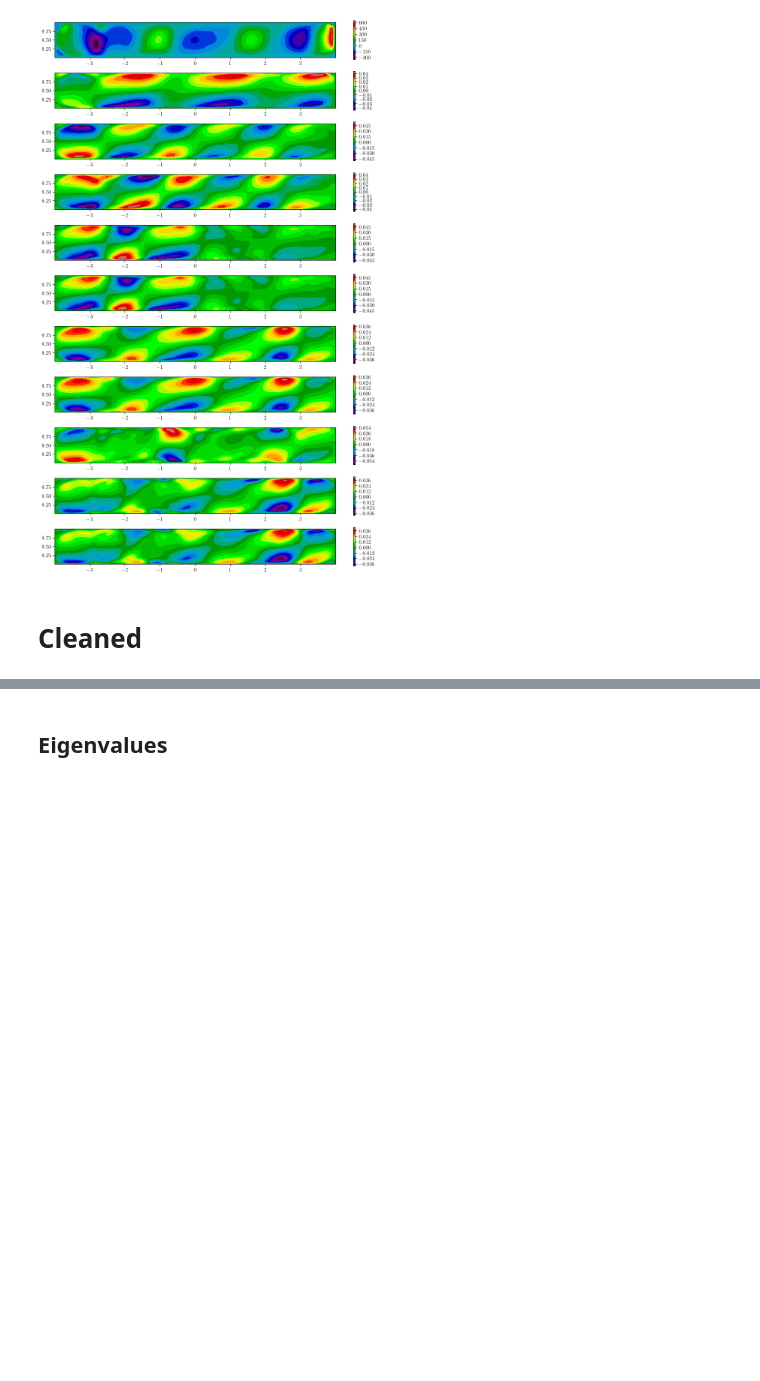
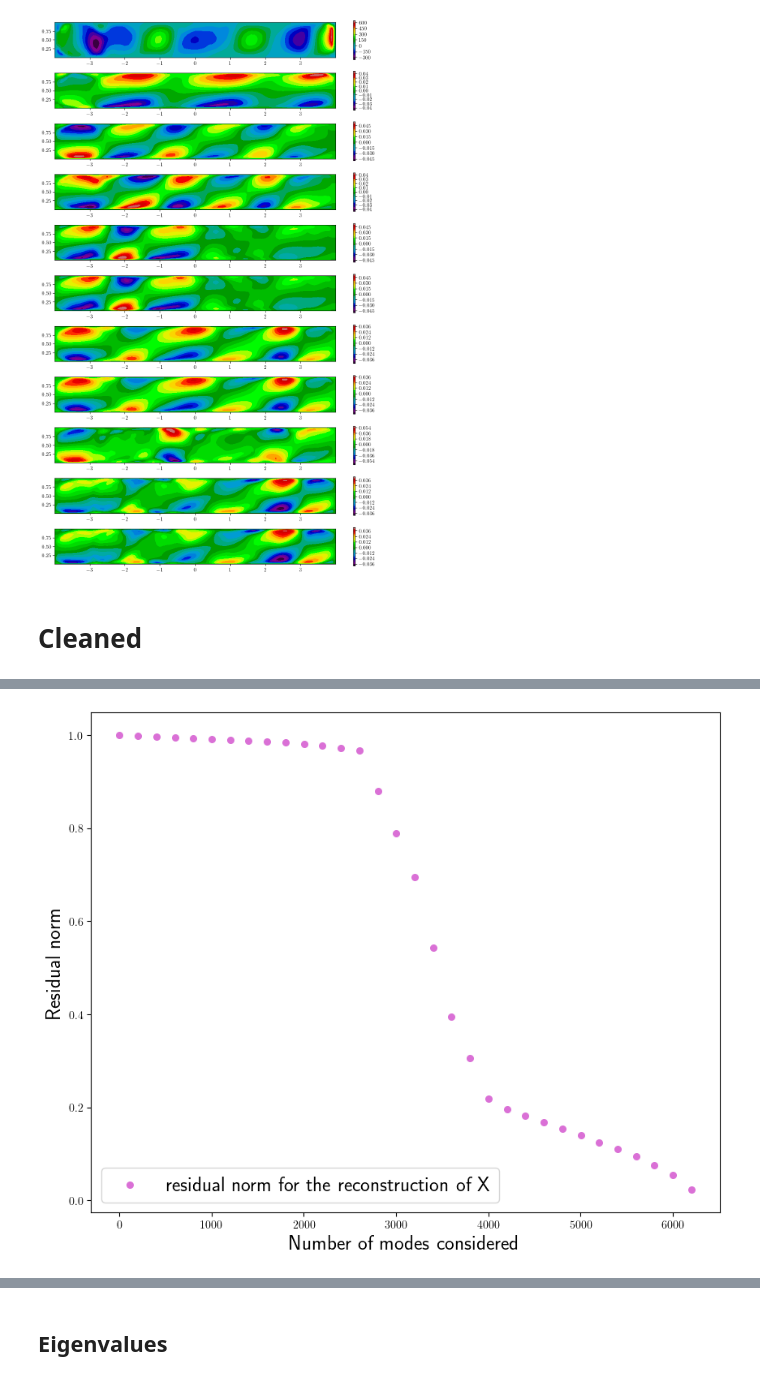
Before and after one commit to Julielmnt/Stage_M2, a Jupyter notebook: code/DMD.ipynb, the cells around one changed output, grey strips where cells are left out. Cells and saved outputs as stored; diff of their text form; code cells hidden in the pictures; blank space fills up the shorter version.

```diff
--- a/code/DMD.ipynb
+++ b/code/DMD.ipynb
@@ -250,0 +241,2 @@ print(np.shape(uw_array))
+# %%
+idx_sorted = np.argsort(np.abs(dmd.eigenvalues))[::-1]
@@ -250,0 +245,10 @@ print(np.shape(uw_array))
+# %%
+num_modes = 200
+N_modes = np.arange(1, 6249, step = 200)
+residuals = np.zeros(len(N_modes))
+for i,j in enumerate(N_modes):
+    print(i)
+    reconstructed_data = dmd.reconstruct_data(idx_sorted[:j])
+    residual = dmd.X - dmd.reconstructed_data
+    r = np.linalg.norm(residual, 'fro')
+    residuals[i] = r/np.linalg.norm(dmd.X, 'fro')
@@ -250,0 +273,19 @@ print(np.shape(uw_array))
+# %%
+num_modes = 200
+fig,ax = plt.subplots(figsize = (10, 8))
+
+# N_modes = np.arange(1, num_modes + 1, step = 1)
+
+ax.scatter(N_modes, residuals[:len(N_modes)], s = 30, c = 'orchid', label = r"residual norm for the reconstruction of X")
+# ax.scatter(6249, residual, s = 30, c = 'orchid')
+
+# ax.set_title(r"Residual norm")
+ax.set_ylabel('Residual norm', fontsize = fontsize)
+ax.set_xlabel('Number of modes considered', fontsize = fontsize)
+# ax.set_ylim(bottom = 0.04, top = 0.05)
+ax.legend(fontsize = fontsize)
+# fig.tight_layout()
+plt.show()
+# plt.savefig('../results/DMD/residual_norm.png',dpi=300)
+# %% [output]
+[figure, added]
```
Also changed, not shown: parts of 24 cells of this notebook, 3 other files.
